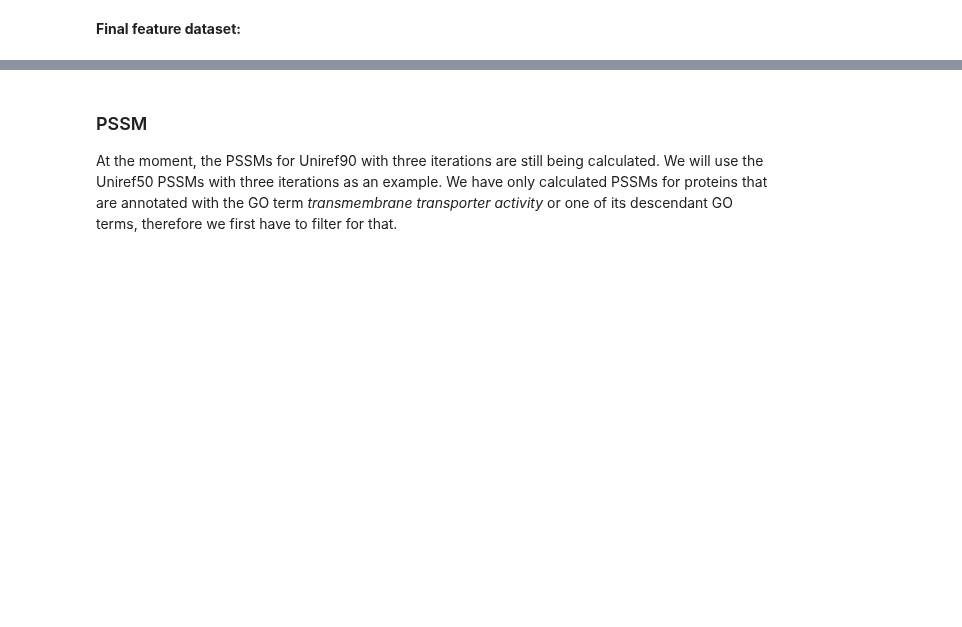
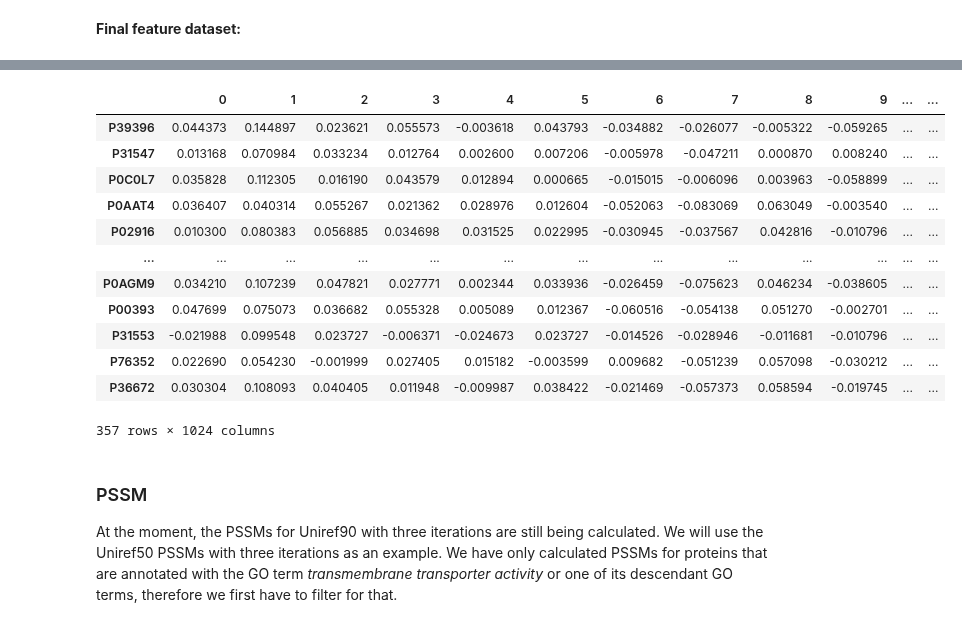
Before and after one commit to adenger/subpred4, a Jupyter notebook: notebooks/ecoli_clusters_protnlm.ipynb, the cells around one changed output, grey strips where cells are left out. Saved outputs shown, nothing was run; the diff lists cells and outputs as text; code cells hidden in the pictures; blank space fills up the shorter version.

```diff
--- a/notebooks/ecoli_clusters_protnlm.ipynb
+++ b/notebooks/ecoli_clusters_protnlm.ipynb
@@ -340,6 +340,8 @@ go_annotations_uniprot.drop(
 | 3346 | Q59385 | GO:0043682 | P-type divalent copper transporte... |
 | 3347 | Q59385 | GO:0019829 | ATPase-coupled cation transmembra... |
 3348 rows × 3 columns
+# %%
+sequences = sequences[sequences.index.isin(go_annotations_uniprot.Uniprot)]
 # %% [markdown]
 ## Feature generation
 
@@ -362,10 +366,10 @@ def read_uniprot_embedding(h5_path: str):
         return pd.DataFrame.from_dict(embeddings_dict, orient="index")
 
 
-protnlm_embeddings_ecoli = read_uniprot_embedding(
+feature_protnlm = read_uniprot_embedding(
     "/home/ad/protnlm_test/ecoli-per-protein.h5"
 )
-protnlm_embeddings_ecoli
+feature_protnlm
 # %% [output]
 |  | 0 | 1 | 2 | 3 | 4 | 5 | 6 | 7 | 8 | 9 | ... | ... |
 | A0A385XJ53 | 0.061157 | 0.082031 | 0.001612 | 0.039703 | -0.020401 | 0.034180 | -0.004898 | -0.057495 | 0.023514 | -0.089600 | ... | ... |
@@ -424,8 +395,2 @@ Embeddings not available for:
 # %% [markdown]
 **Final feature dataset:**
-# %%
-feature_protnlm = protnlm_embeddings_ecoli.loc[
-    list(ecoli_proteins & available_embeddings)
-]
-
-feature_protnlm
@@ -446,3 +397,22 @@ feature_protnlm
+# %%
+feature_protnlm = feature_protnlm.loc[
+    list(set(sequences.index) & set(feature_protnlm.index))
+]
+feature_protnlm
+# %% [output]
+|  | 0 | 1 | 2 | 3 | 4 | 5 | 6 | 7 | 8 | 9 | ... | ... |
+| P39396 | 0.044373 | 0.144897 | 0.023621 | 0.055573 | -0.003618 | 0.043793 | -0.034882 | -0.026077 | -0.005322 | -0.059265 | ... | ... |
+| P31547 | 0.013168 | 0.070984 | 0.033234 | 0.012764 | 0.002600 | 0.007206 | -0.005978 | -0.047211 | 0.000870 | 0.008240 | ... | ... |
+| P0C0L7 | 0.035828 | 0.112305 | 0.016190 | 0.043579 | 0.012894 | 0.000665 | -0.015015 | -0.006096 | 0.003963 | -0.058899 | ... | ... |
+| P0AAT4 | 0.036407 | 0.040314 | 0.055267 | 0.021362 | 0.028976 | 0.012604 | -0.052063 | -0.083069 | 0.063049 | -0.003540 | ... | ... |
+| P02916 | 0.010300 | 0.080383 | 0.056885 | 0.034698 | 0.031525 | 0.022995 | -0.030945 | -0.037567 | 0.042816 | -0.010796 | ... | ... |
+| ... | ... | ... | ... | ... | ... | ... | ... | ... | ... | ... | ... | ... |
+| P0AGM9 | 0.034210 | 0.107239 | 0.047821 | 0.027771 | 0.002344 | 0.033936 | -0.026459 | -0.075623 | 0.046234 | -0.038605 | ... | ... |
+| P00393 | 0.047699 | 0.075073 | 0.036682 | 0.055328 | 0.005089 | 0.012367 | -0.060516 | -0.054138 | 0.051270 | -0.002701 | ... | ... |
+| P31553 | -0.021988 | 0.099548 | 0.023727 | -0.006371 | -0.024673 | 0.023727 | -0.014526 | -0.028946 | -0.011681 | -0.010796 | ... | ... |
+| P76352 | 0.022690 | 0.054230 | -0.001999 | 0.027405 | 0.015182 | -0.003599 | 0.009682 | -0.051239 | 0.057098 | -0.030212 | ... | ... |
+| P36672 | 0.030304 | 0.108093 | 0.040405 | 0.011948 | -0.009987 | 0.038422 | -0.021469 | -0.057373 | 0.058594 | -0.019745 | ... | ... |
+357 rows × 1024 columns
 # %% [markdown]
 ### PSSM
 
```
Also changed, not shown: parts of 9 cells of this notebook.
